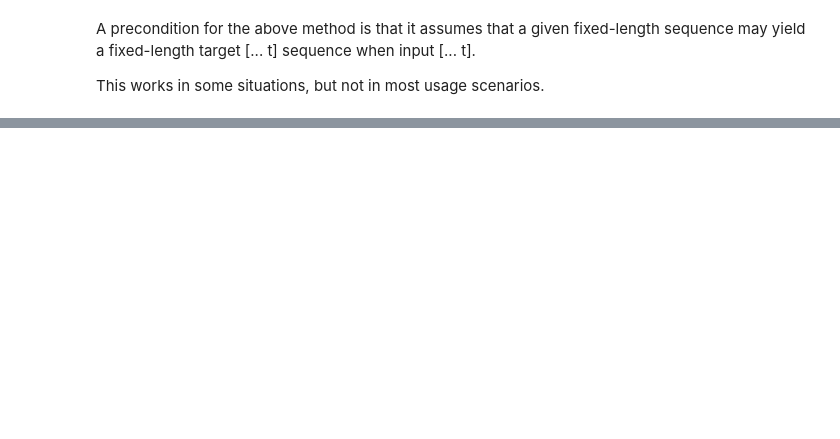
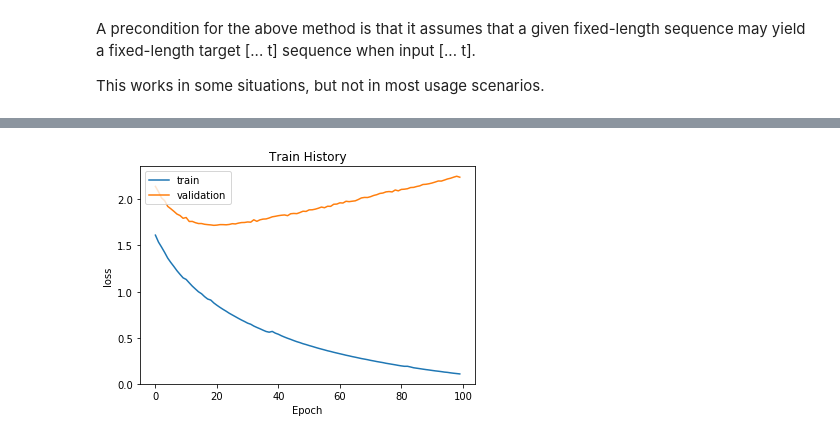
Before and after one commit to jojosimida/keras-practice, a Jupyter notebook: 1.8-seq2seq-introduction/1.8-seq2seq-introduction.ipynb, the cells around one changed output, grey strips where cells are left out. Saved outputs shown, nothing was run; the diff lists cells and outputs as text; code cells hidden in the pictures; blank space fills up the shorter version.

```diff
--- a/1.8-seq2seq-introduction/1.8-seq2seq-introduction.ipynb
+++ b/1.8-seq2seq-introduction/1.8-seq2seq-introduction.ipynb
@@ -318,0 +339,13 @@ The same process can also be used to train a Seq2Seq network without "teacher fo
+# %%
+from keras.models import Model
+from keras.layers import Input, LSTM, Dense
+import numpy as np
+import os
+
+
+DATA_FILE = "cmn-tw.txt"
+# %%
+batch_size = 64
+epochs = 100
+latent_dim = 256 # Latent dimensionality of the encoding space.
+num_samples = 10000 # Number of samples to train on
@@ -318,0 +506,7 @@ The same process can also be used to train a Seq2Seq network without "teacher fo
+# %%
+model.compile(optimizer='rmsprop', loss='categorical_crossentropy')
+
+history = model.fit([encoder_input_data, decoder_input_data], decoder_target_data,
+          batch_size=batch_size,
+          epochs=epochs,
+          validation_split=0.2)
@@ -318,0 +533,15 @@ The same process can also be used to train a Seq2Seq network without "teacher fo
+# %%
+import matplotlib.pyplot as plt
+
+def show_train_history(train_history, train, validation):
+    plt.plot(train_history.history[train])
+    plt.plot(train_history.history[validation])
+    plt.title('Train History')
+    plt.ylabel(train)
+    plt.xlabel('Epoch')
+    plt.legend(['train', 'validation'], loc='upper left')
+    plt.show()
+# %%
+show_train_history(history, 'loss', 'val_loss')
+# %% [output]
+[figure, added]
```
Also changed, not shown: parts of 14 cells of this notebook.
